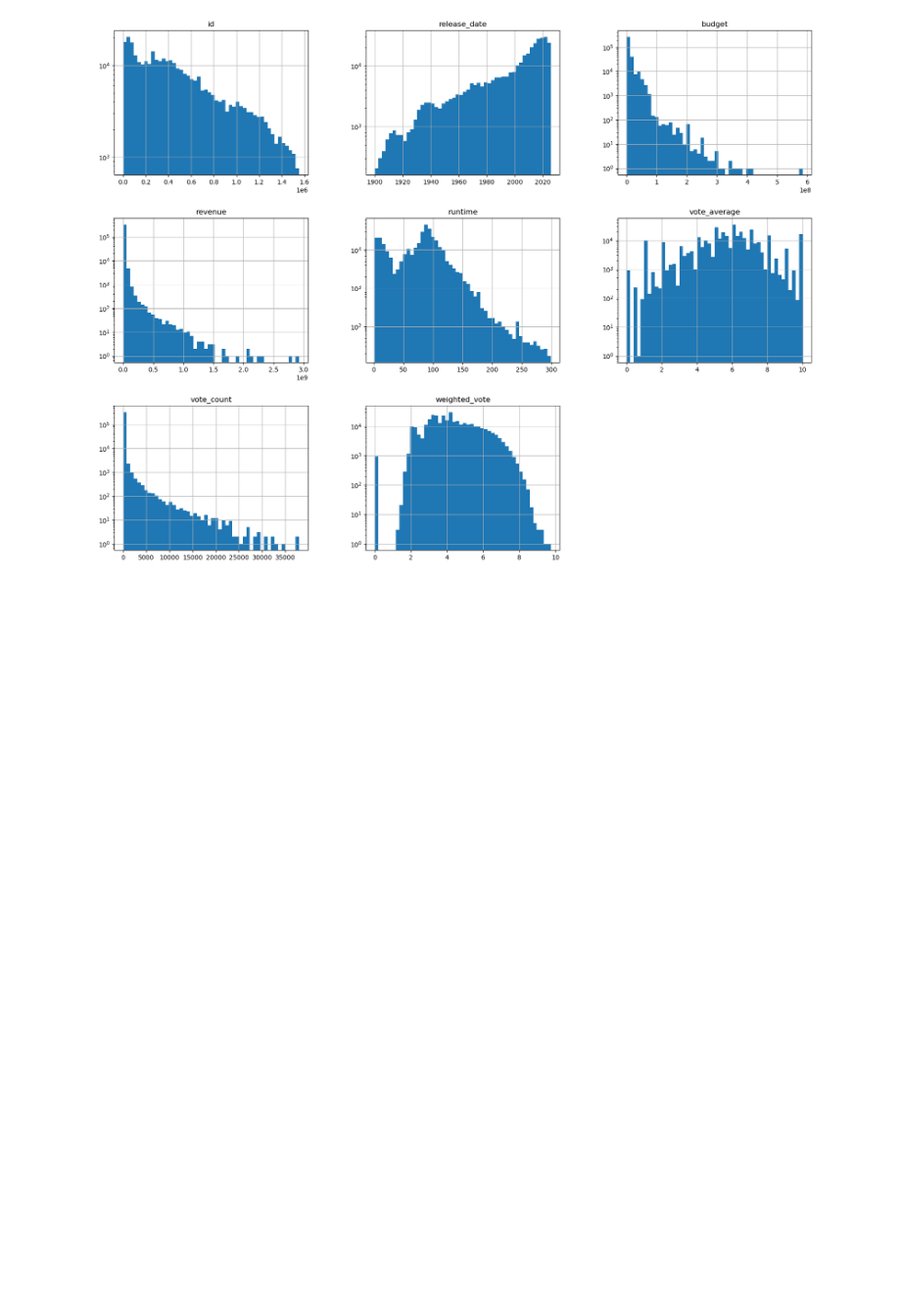
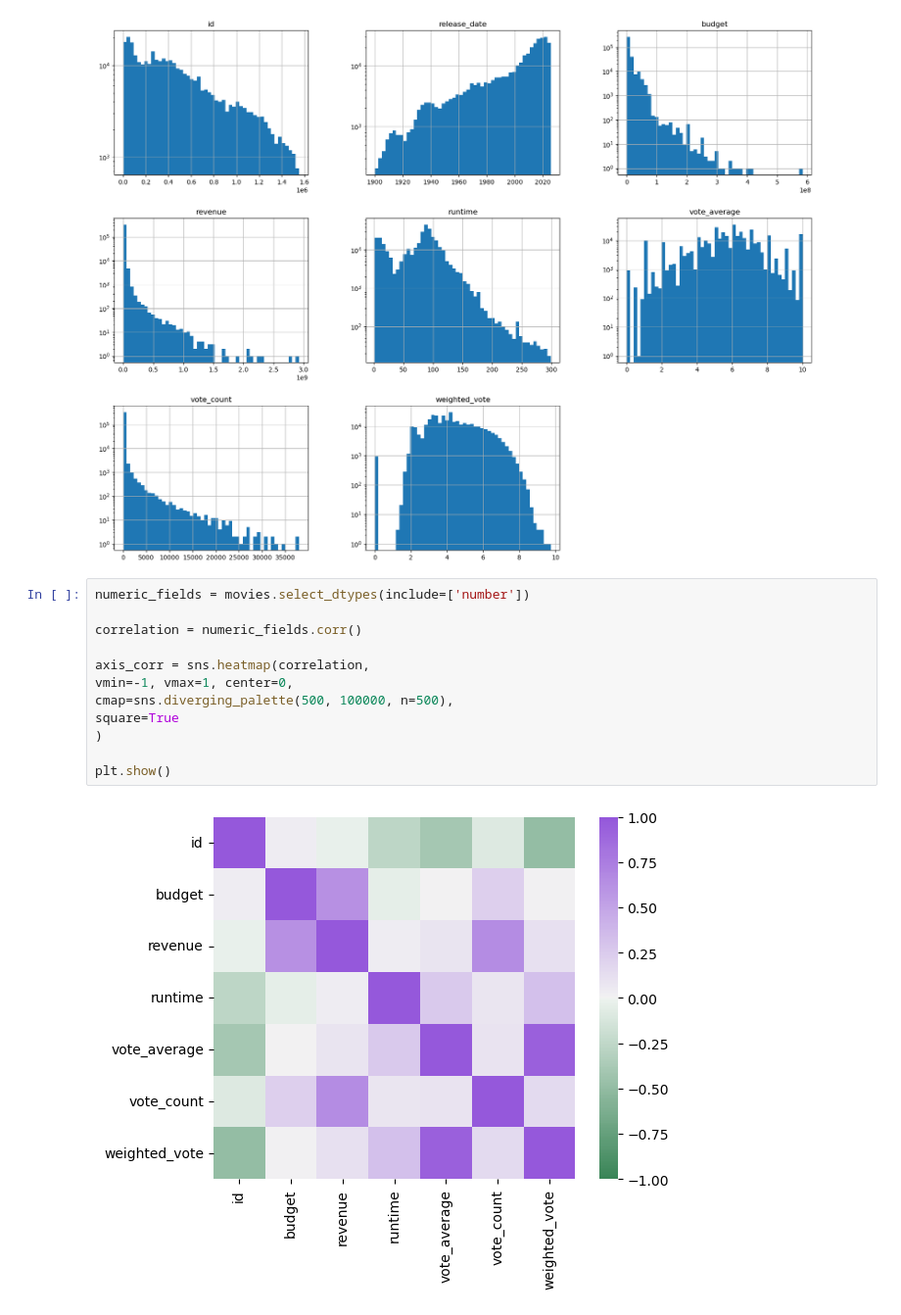
Before and after one commit to DustinJoosen/MachineLearning, a Jupyter notebook: DataCleaning.ipynb, the cells around one changed output. Shown at 98% size. Cells and saved outputs as stored; diff of their text form; blank space fills up the shorter version.

Commit message:
Seaborn heatmap

```diff
--- a/DataCleaning.ipynb
+++ b/DataCleaning.ipynb
@@ -155,3 +156,17 @@ Log=false
 [figure]
 Log=true
 [figure]
+# %%
+numeric_fields = movies.select_dtypes(include=['number'])
+
+correlation = numeric_fields.corr()
+
+axis_corr = sns.heatmap(correlation,
+vmin=-1, vmax=1, center=0,
+cmap=sns.diverging_palette(500, 100000, n=500),
+square=True
+)
+
+plt.show()
+# %% [output]
+[figure, added]
```
Also changed, not shown: parts of 1 cell of this notebook.
